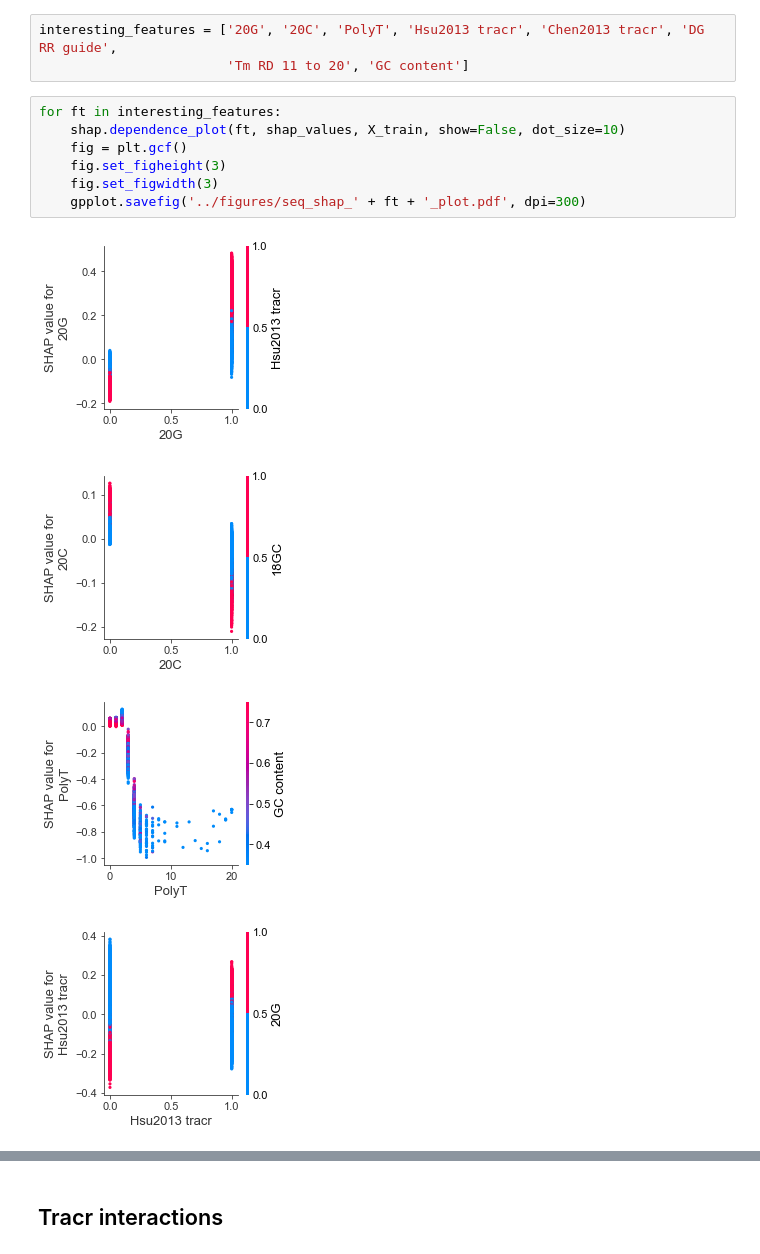
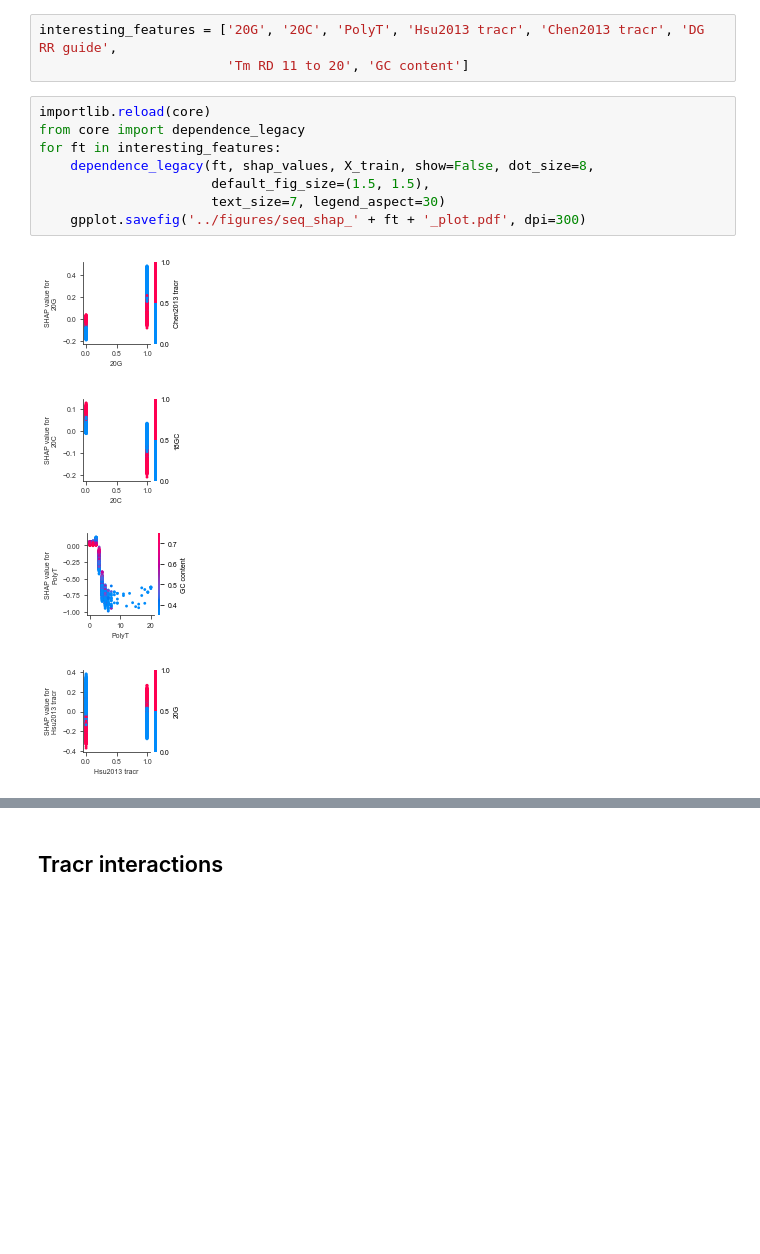
Before and after one commit to gpp-rnd/rs_dev, a Jupyter notebook: code/06_train_seq_model.ipynb, the cells around one changed output, grey strips where cells are left out. Saved outputs shown, nothing was run; the diff lists cells and outputs as text; blank space fills up the shorter version.

Commit message:
figures (train_seq_model)

```diff
--- a/code/06_train_seq_model.ipynb
+++ b/code/06_train_seq_model.ipynb
@@ -232,14 +240,15 @@ for feature in top_features['feature']:
 interesting_features = ['20G', '20C', 'PolyT', 'Hsu2013 tracr', 'Chen2013 tracr', 'DG RR guide',
                         'Tm RD 11 to 20', 'GC content']
 # %%
+importlib.reload(core)
+from core import dependence_legacy
 for ft in interesting_features:
-    shap.dependence_plot(ft, shap_values, X_train, show=False, dot_size=10)
-    fig = plt.gcf()
-    fig.set_figheight(3)
-    fig.set_figwidth(3)
+    dependence_legacy(ft, shap_values, X_train, show=False, dot_size=8,
+                      default_fig_size=(1.5, 1.5),
+                      text_size=7, legend_aspect=30)
     gpplot.savefig('../figures/seq_shap_' + ft + '_plot.pdf', dpi=300)
 # %% [output]
-[figure, old version]
+[figure, new version]
-[figure, old version]
+[figure, new version]
-[figure, old version]
+[figure, new version]
-[figure, old version]
+[figure, new version]
```
Also changed, not shown: parts of 12 cells of this notebook, 1 other file.
